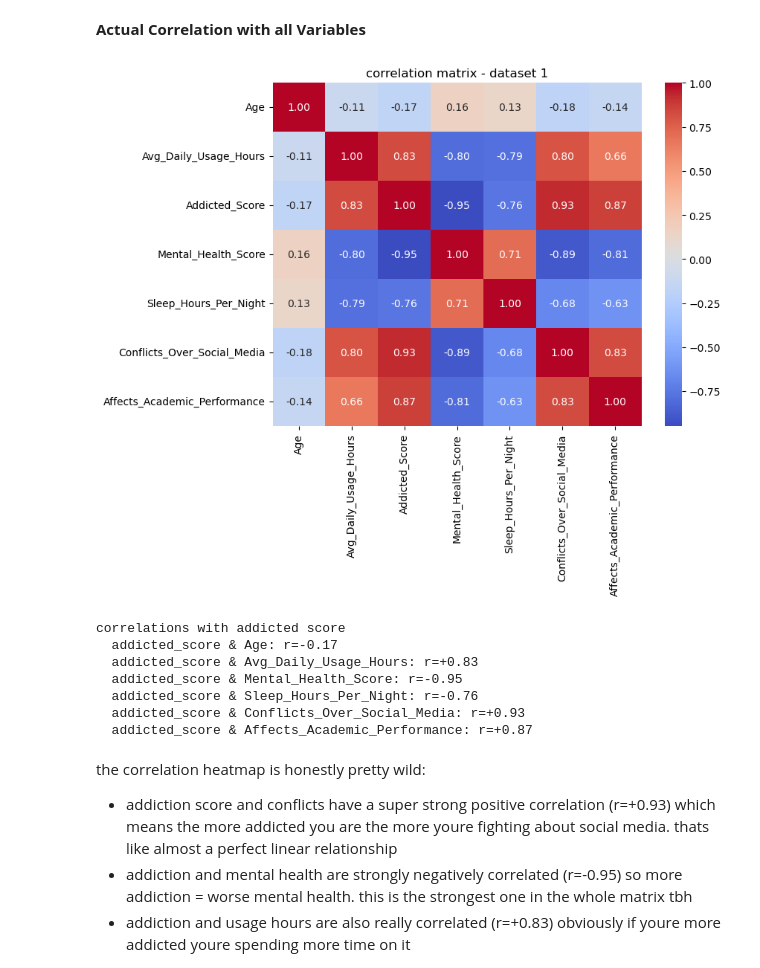
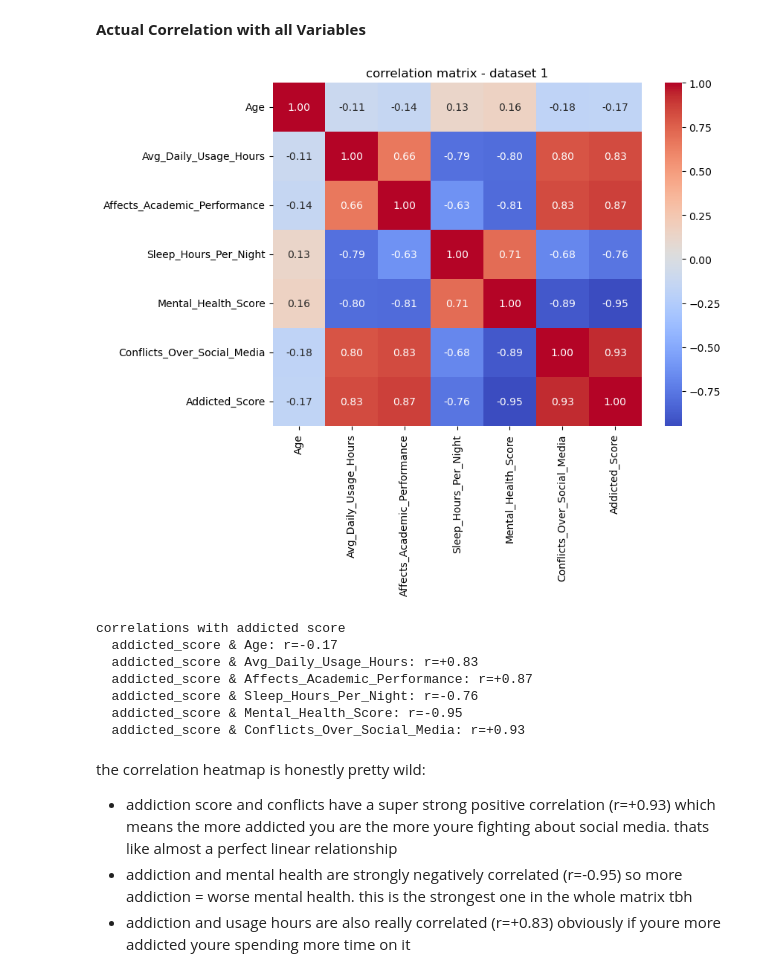
Before and after one commit to COGS108/Group151_WI26, a Jupyter notebook: 03-FinalProject.ipynb, the cells around one changed output. Drawn from its saved outputs; the diff is of its cells as text; code cells hidden in the pictures.

```diff
--- a/03-FinalProject.ipynb
+++ b/03-FinalProject.ipynb
@@ -425,29 +429,26 @@ ok so the numbers are pretty clear here:
 # %% [markdown]
 **Actual Correlation with all Variables**
 # %%
-numeric_vars = [
-    'Age', 'Avg_Daily_Usage_Hours', 'Addicted_Score', 'Mental_Health_Score',
-    'Sleep_Hours_Per_Night', 'Conflicts_Over_Social_Media', 'Affects_Academic_Performance'
-]
+numeric_vars = df.select_dtypes(include='number').columns.tolist()
 corr_matrix = df[numeric_vars].corr().round(2)
 
 plt.figure(figsize=(8, 6))
 sns.heatmap(corr_matrix, annot=True, cmap='coolwarm', fmt='.2f')
 plt.title('correlation matrix - dataset 1')
 plt.show()
 
 print('correlations with addicted score')
 for var, r in corr_matrix['Addicted_Score'].drop('Addicted_Score').items():
     print(f'  addicted_score & {var}: r={r:+.2f}')
 # %% [output]
-[figure, old version]
+[figure, new version]
 correlations with addicted score
   addicted_score & Age: r=-0.17
   addicted_score & Avg_Daily_Usage_Hours: r=+0.83
+  addicted_score & Affects_Academic_Performance: r=+0.87
+  addicted_score & Sleep_Hours_Per_Night: r=-0.76
   addicted_score & Mental_Health_Score: r=-0.95
-  addicted_score & Sleep_Hours_Per_Night: r=-0.76
   addicted_score & Conflicts_Over_Social_Media: r=+0.93
-  addicted_score & Affects_Academic_Performance: r=+0.87
 # %% [markdown]
 the correlation heatmap is honestly pretty wild:
 
```
Also changed, not shown: parts of 14 cells of this notebook, 4 other files.
